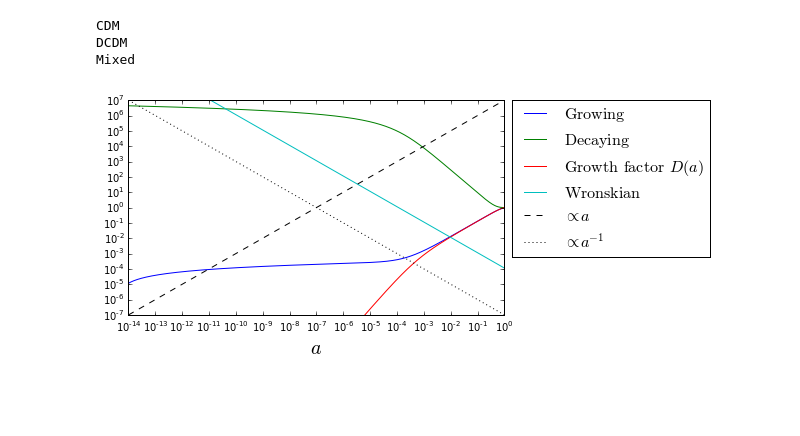
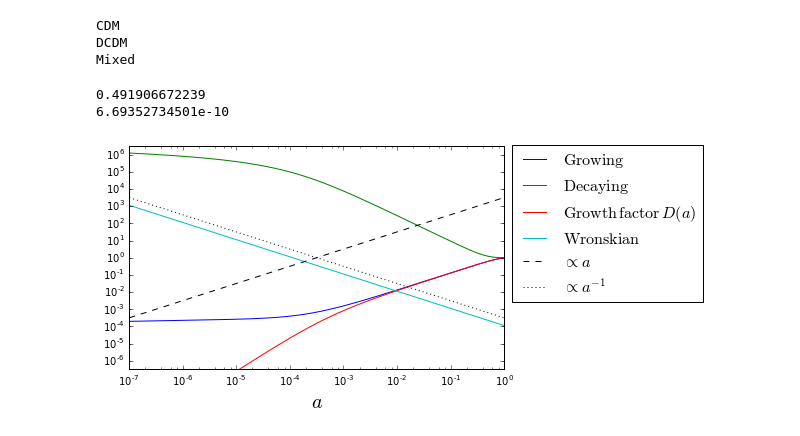
Before and after one commit to ThomasTram/CLASSmods, a Jupyter notebook: NewBackscalingPlots.ipynb, the cells around one changed output. Drawn from its saved outputs; the diff is of its cells as text; code cells hidden in the pictures; blank space fills up the shorter version.

```diff
--- a/NewBackscalingPlots.ipynb
+++ b/NewBackscalingPlots.ipynb
@@ -13,7 +13,7 @@ Gamma_dcdm = 6.
 #z_pk = [200.0,100.0,75.0,50.0,10.0,5.0,0.0]
 z_pk = [100.0,10.0,5.0,3.0,1.0,0.5,0.0]
 k_out = [0.00001,0.0001, 0.001, 0.01,.1]
-z_init = 2000.
+z_init = 100.
 cosmo = {}
 for M in models:
     print M
@@ -58,7 +58,7 @@ CDM
 DCDM
 Mixed
 # %%
-aminexp = -14
+aminexp = -13
 amin = 10**aminexp
 ymin = 10**(aminexp/2.)
 ymax = 10**(-aminexp/2.)
@@ -74,33 +74,40 @@ grow_prime = bg['grow_prime']
 decay= bg['bwdec']
 decay_prime = bg['bwdec_prime']
 D = bg['gr.fac. D']
 f = bg['gr.fac. f']
 
 W = grow*decay_prime-decay*grow_prime
 
 grow_interp = interpolate.interp1d(a,grow)
 decay_interp = interpolate.interp1d(a,decay)
 
 
 #N=abs(grow[-1]/decay[-1])
 plt.loglog(a,grow/grow[-1])
 plt.loglog(a,decay/decay[-1])
 plt.loglog(a,D/D[-1])
 plt.loglog(a,abs(W)/grow[-1]/decay[-1])
 
-plt.loglog(a,a*ymax,'k--')
-plt.loglog(a,1./a*ymin,'k:')
+plt.loglog(a,a*ymax/1e3,'k--')
+plt.loglog(a,1./a*ymin*1e3,'k:')
 
 
 lgd = plt.legend([r'$\mathrm{Growing}$',r'$\mathrm{Decaying}$',r'$\mathrm{Growth}\,\mathrm{factor}\, D(a)$',
                   r'$\mathrm{Wronskian}$',r'$\propto a$',r'$\propto a^{-1}$'],
            fontsize=16,ncol=1,loc='upper left',
            bbox_to_anchor=(1.0, 1.04))
 #plt.ylim([1e-18,1e14])
 #plt.ylim([1e-74,1e23])
+plt.xlim([1e-7,1])
 plt.xlabel(r'$a$',fontsize=20)
 plt.ylim([ymin,ymax])
 plt.tight_layout()
 plt.savefig('GrowingDecayingBackground.pdf',bbox_extra_artists=(lgd,), bbox_inches='tight')
+
+print 1./a[31850] -1
+
+print grow[31850]
 # %% [output]
+0.491906672239
+6.69352734501e-10
-[figure, old version]
+[figure, new version]
```
Also changed, not shown: parts of 7 cells of this notebook, 3 other files.
